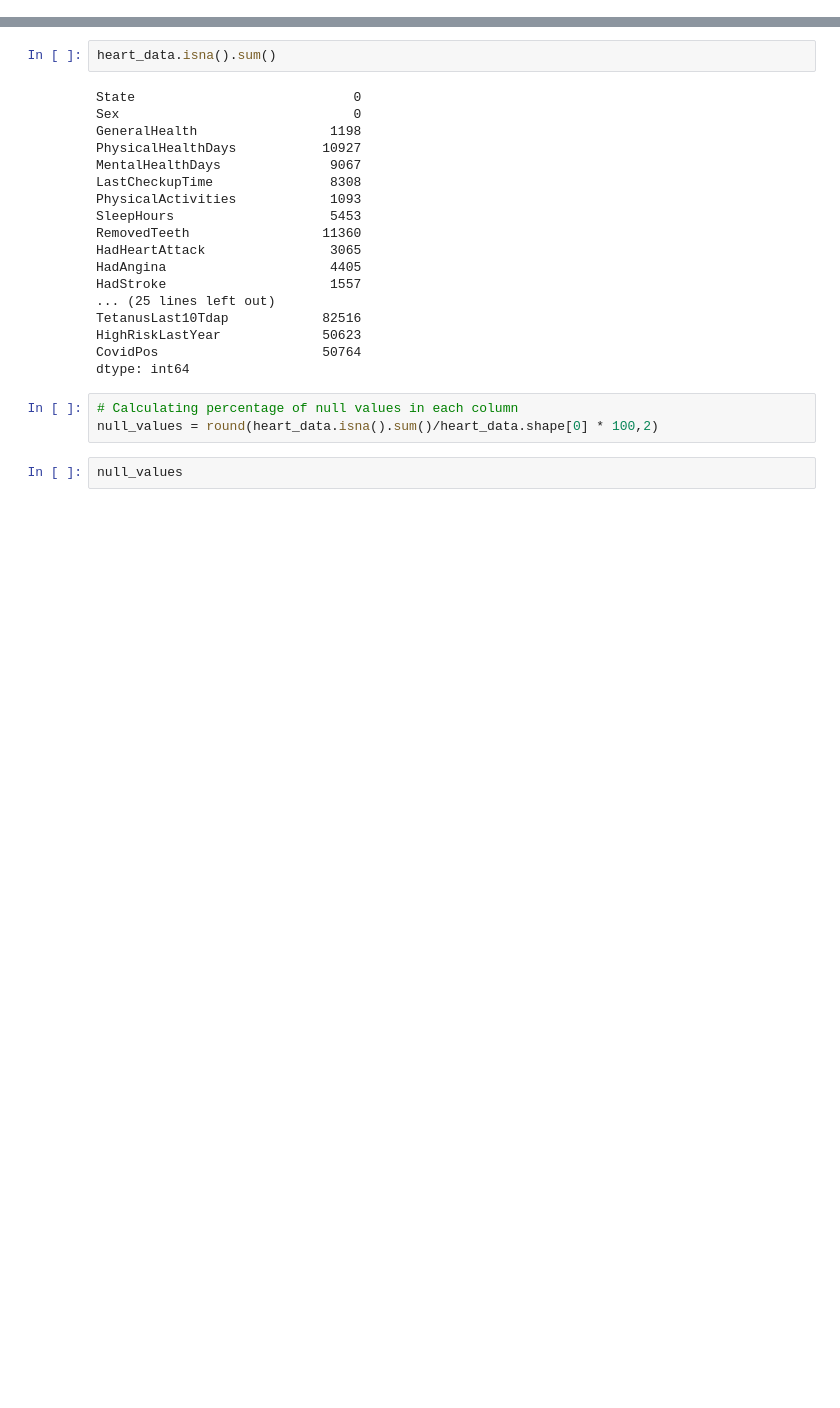
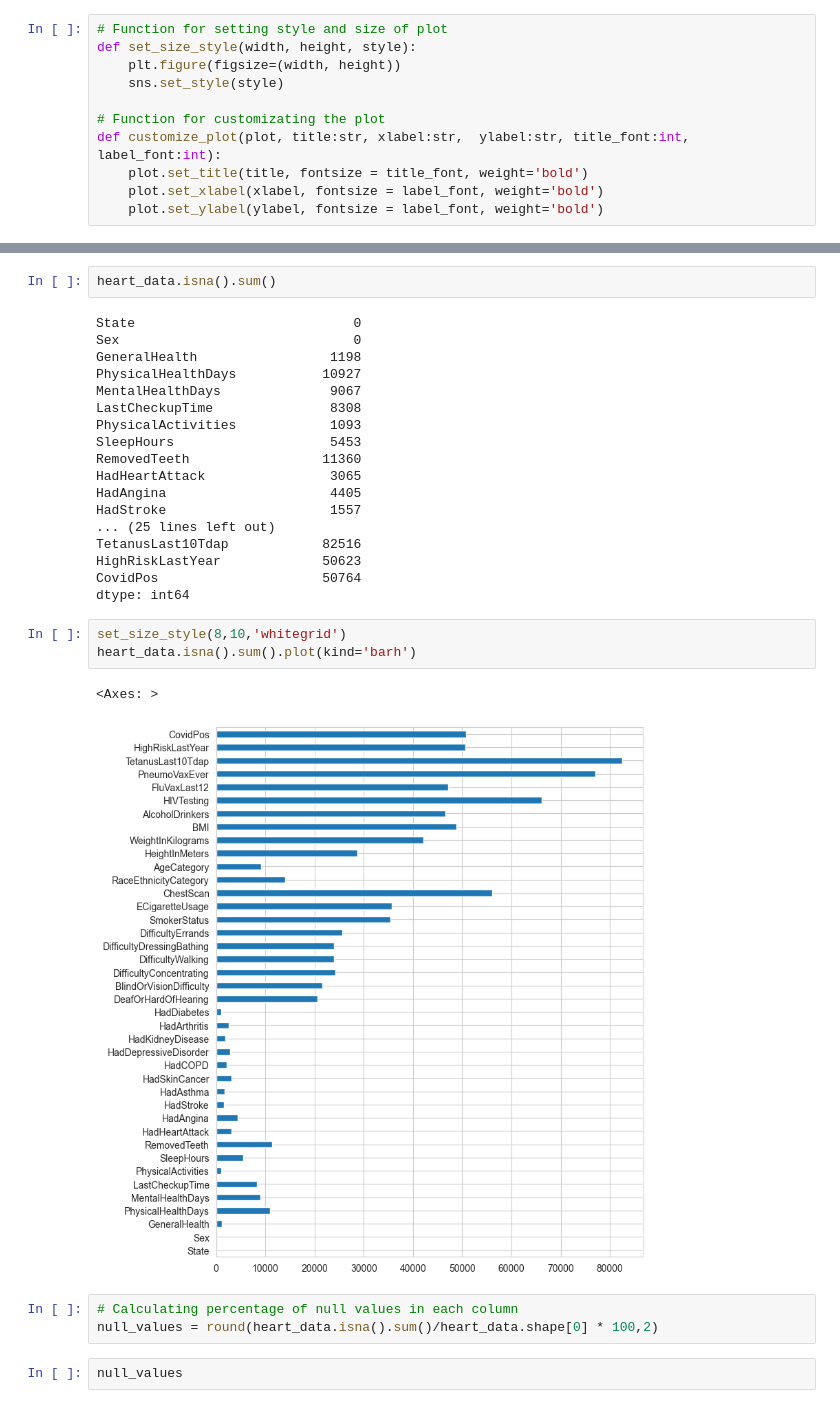
Before and after one commit to ali-bin-kashif/heart-disease-healthcare-data-analysis, a Jupyter notebook: heart_indicator_data_analysis.ipynb, the cells around one changed output, grey strips where cells are left out. Saved outputs shown, nothing was run; the diff lists cells and outputs as text; blank space fills up the shorter version.

```diff
--- a/heart_indicator_data_analysis.ipynb
+++ b/heart_indicator_data_analysis.ipynb
@@ -167,3 +169,14 @@ import numpy as np
+# %%
+# Function for setting style and size of plot
+def set_size_style(width, height, style):
+    plt.figure(figsize=(width, height))
+    sns.set_style(style)
+
+# Function for customizating the plot
+def customize_plot(plot, title:str, xlabel:str,  ylabel:str, title_font:int, label_font:int):
+    plot.set_title(title, fontsize = title_font, weight='bold')
+    plot.set_xlabel(xlabel, fontsize = label_font, weight='bold')
+    plot.set_ylabel(ylabel, fontsize = label_font, weight='bold')
 # %% [markdown]
 # Loading dataset
 # %%
@@ -240,6 +255,12 @@ TetanusLast10Tdap            82516
 HighRiskLastYear             50623
 CovidPos                     50764
 dtype: int64
+# %%
+set_size_style(8,10,'whitegrid')
+heart_data.isna().sum().plot(kind='barh')
+# %% [output]
+<Axes: >
+[figure, added]
 # %%
 # Calculating percentage of null values in each column
 null_values = round(heart_data.isna().sum()/heart_data.shape[0] * 100,2)
```
Also changed, not shown: parts of 8 cells of this notebook.
